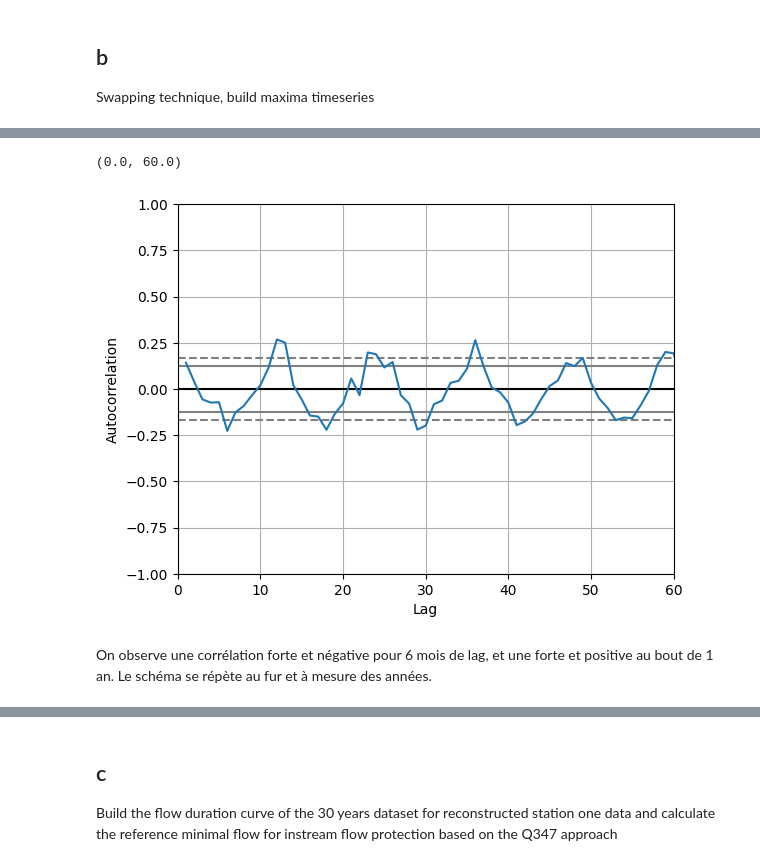
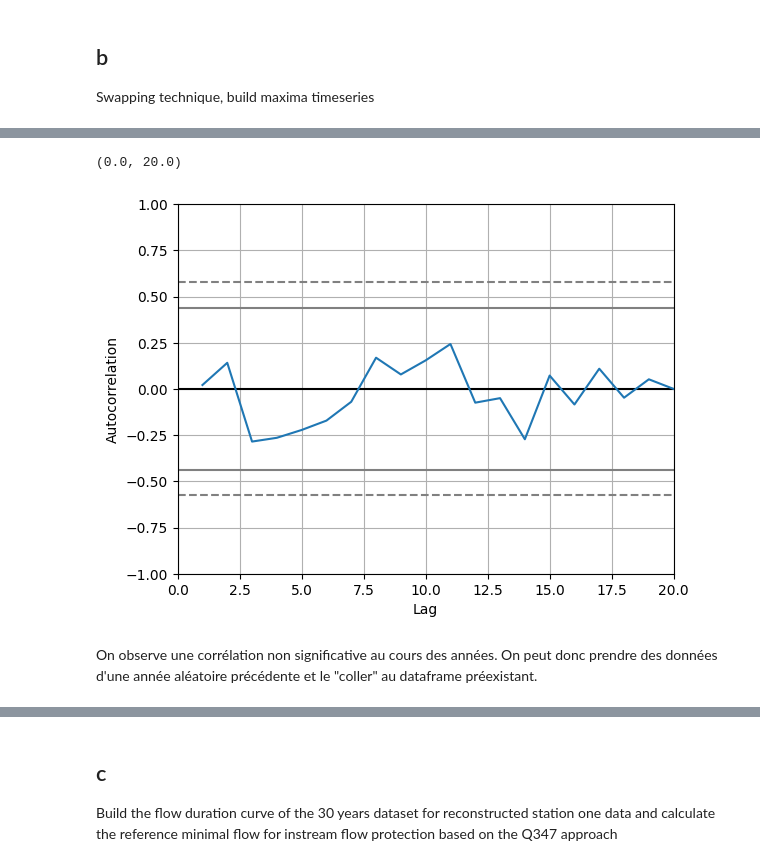
Before and after one commit to Margaux-Ccd/WREM_dam, a Jupyter notebook: data_analysis.ipynb, the cells around one changed output, grey strips where cells are left out. Cells and saved outputs as stored; diff of their text form; code cells hidden in the pictures.

```diff
--- a/data_analysis.ipynb
+++ b/data_analysis.ipynb
@@ -192,9 +192,9 @@ Swapping technique, build maxima timeseries
 # %%
 Dis_max=pd.DataFrame()
 Discharge.index=Discharge['Date']
-Dis_max['S1']=Discharge.groupby(by=[Discharge.index.year, Discharge.index.month])['S1'].max()
+Dis_max['S1']=Discharge.groupby(by=[Discharge.index.year])['S1'].max()
 # %%
-Dis_max['S2']=Discharge.groupby(by=[Discharge.index.year, Discharge.index.month])['S2'].max()
-Dis_max.index.names=['year','month']
+Dis_max['S2']=Discharge.groupby(by=[Discharge.index.year])['S2'].max()
+Dis_max.index.names=['year']
 # %%
 Dis_max=Dis_max.reset_index()
@@ -201,10 +219,0 @@ Dis_max=Dis_max.reset_index()
-# %%
-# Combine 'year' and 'month' into a single 'Date' column
-Dis_max['Date'] = pd.to_datetime(Dis_max[['year', 'month']].assign(DAY=1))
-
-# Drop the original 'year' and 'month' columns
-Dis_max = Dis_max.drop(columns=['year', 'month'])
-
-# Optionally, set 'Date' as the index
-Dis_max.set_index('Date', inplace=True)
-Dis_max
@@ -226,11 +220,11 @@ Dis_max
 # %%
 pd.plotting.autocorrelation_plot(Dis_max['S1'])
-plt.xlim((0,5*12))
+plt.xlim((0,20))
 # %% [output]
-(0.0, 60.0)
+(0.0, 20.0)
-[figure, old version]
+[figure, new version]
 # %% [markdown]
-On observe une corrélation forte et négative pour 6 mois de lag, et une forte et positive au bout de 1 an. Le schéma se répète au fur et à mesure des années.
+On observe une corrélation non significative au cours des années. On peut donc prendre des données d'une année aléatoire précédente et le "coller" au dataframe préexistant.
 # %%
 # On veut construire 10 ans
 #Pour cela, on commence à créer de l'aléatoire
```
Also changed, not shown: parts of 11 cells of this notebook, 4 other files.
